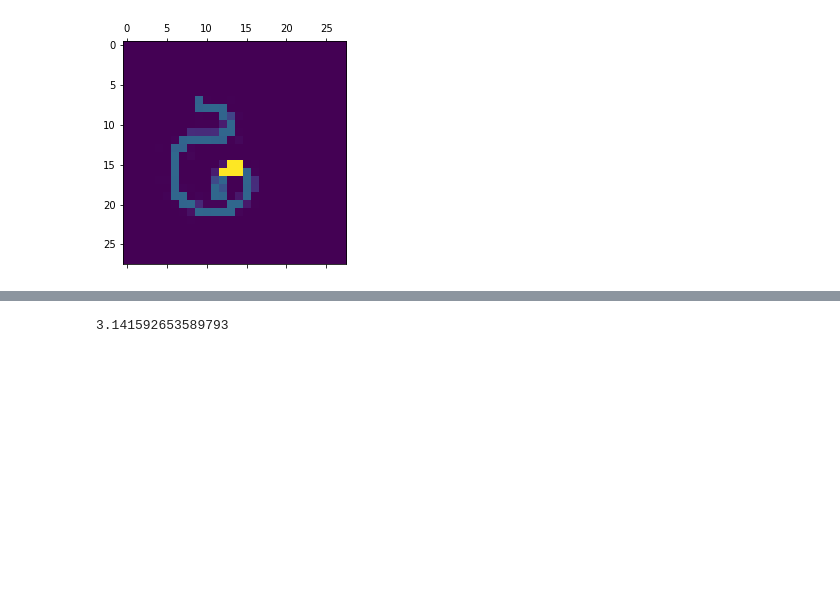
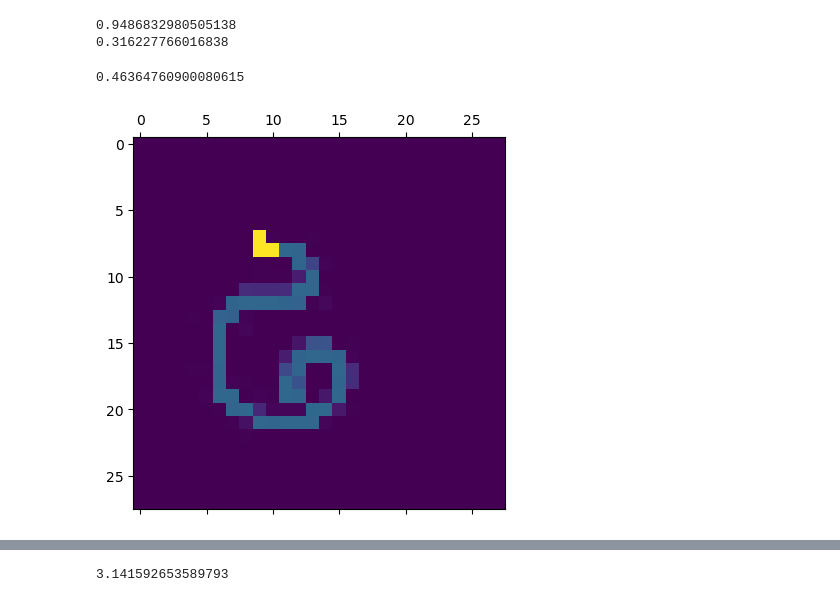
Before and after one commit to oliviermanette/Sentive-One-Shot-Learning-Omniglot, a Jupyter notebook: sandbox metadl/projet article can dynamic neural network improve few shot learning.ipynb, the cells around one changed output, grey strips where cells are left out. Drawn from its saved outputs; the diff is of its cells as text; code cells hidden in the pictures; blank space fills up the shorter version.

```diff
--- a/sandbox metadl/projet article can dynamic neural network improve few shot learning.ipynb
+++ b/sandbox metadl/projet article can dynamic neural network improve few shot learning.ipynb
@@ -86,4 +336,21 @@ nrnx = sbrain.nnet[0].nrn_tls.get_neuron_from_id(74)
+# %%
+new_pxl_coord = set()
+new_pxl_coord.update(set(sbrain.nnet[0].nrn_tls.get_neuron_from_id(49)["meta"]["pxl_coord"]))
+new_pxl_coord .update(set(sbrain.nnet[0].nrn_tls.get_neuron_from_id(50)["meta"]["pxl_coord"]))
+
+new_pxl_coord = list(new_pxl_coord)
+pca = PCA(n_components=1)
+pca.fit(new_pxl_coord)
+print(pca.components_[0][0])
+print(pca.components_[0][1])
+# %% [output]
+0.9486832980505138
+0.316227766016838
+# %%
+np.pi + -2.677945044588987
+# %% [output]
+0.46364760900080615
 # %%
-sbrain.nnet[0].show_receptive_field_id(67)
+sbrain.nnet[0].show_receptive_field_id(48)
 # %% [output]
-[figure, old version]
+[figure, new version]
```
Also changed, not shown: parts of 29 cells of this notebook, 1 other file.
